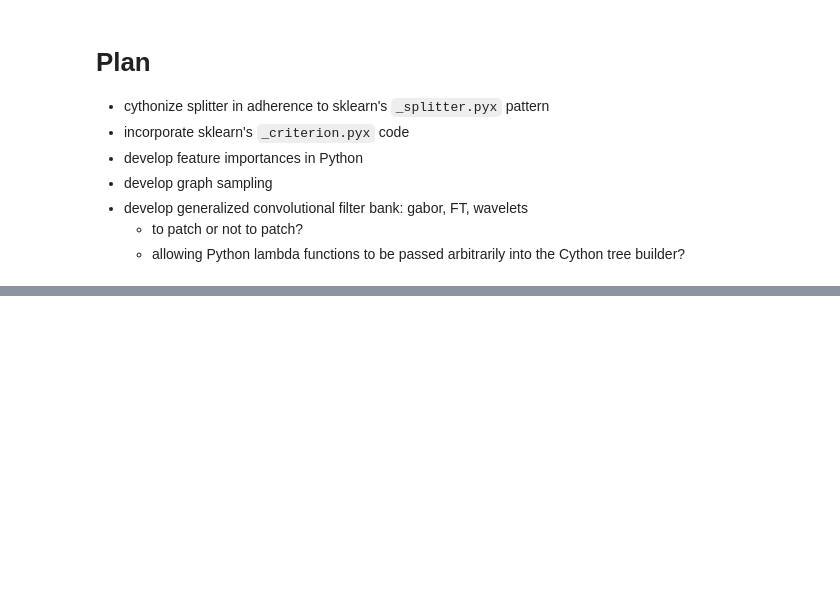
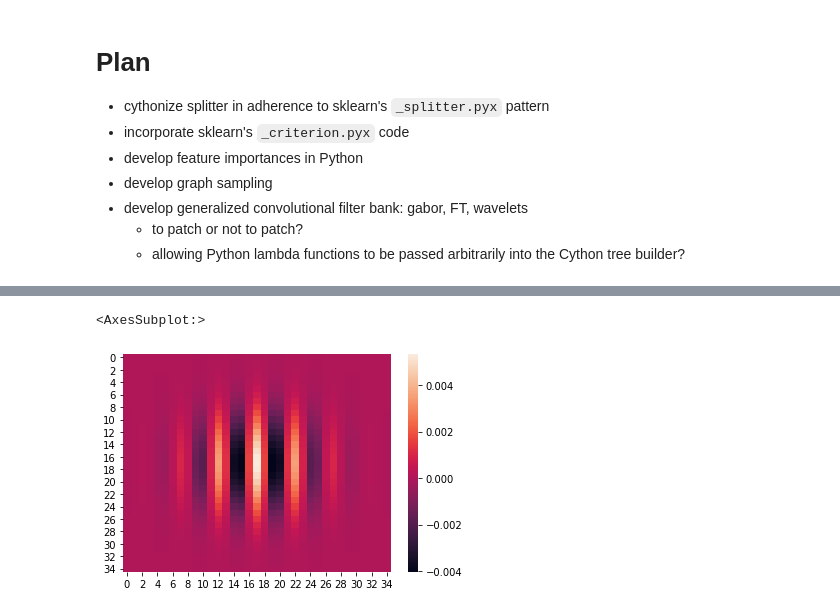
Before and after one commit to NeuroDataDesign/manifold_random_forests, a Jupyter notebook: docs/tutorials/test_morf_split.ipynb, the cells around one changed output, grey strips where cells are left out. Saved outputs shown, nothing was run; the diff lists cells and outputs as text; code cells hidden in the pictures; blank space fills up the shorter version.

```diff
--- a/docs/tutorials/test_morf.ipynb
+++ b/docs/tutorials/test_morf_split.ipynb
@@ -438,0 +461,11 @@ clf.fit(X, y)
+# %%
+frequency = 0.2
+
+kernel = gabor_kernel(
+    frequency=frequency,
+    n_stds=3,
+    bandwidth=0.5
+    #                       sigma_x=1, sigma_y=1
+)
+
+print(kernel.shape)
@@ -438,0 +475,5 @@ clf.fit(X, y)
+# %%
+sns.heatmap(kernel.real)
+# %% [output]
+<AxesSubplot:>
+[figure, added]
```
Also changed, not shown: parts of 7 cells of this notebook, 9 other files.
